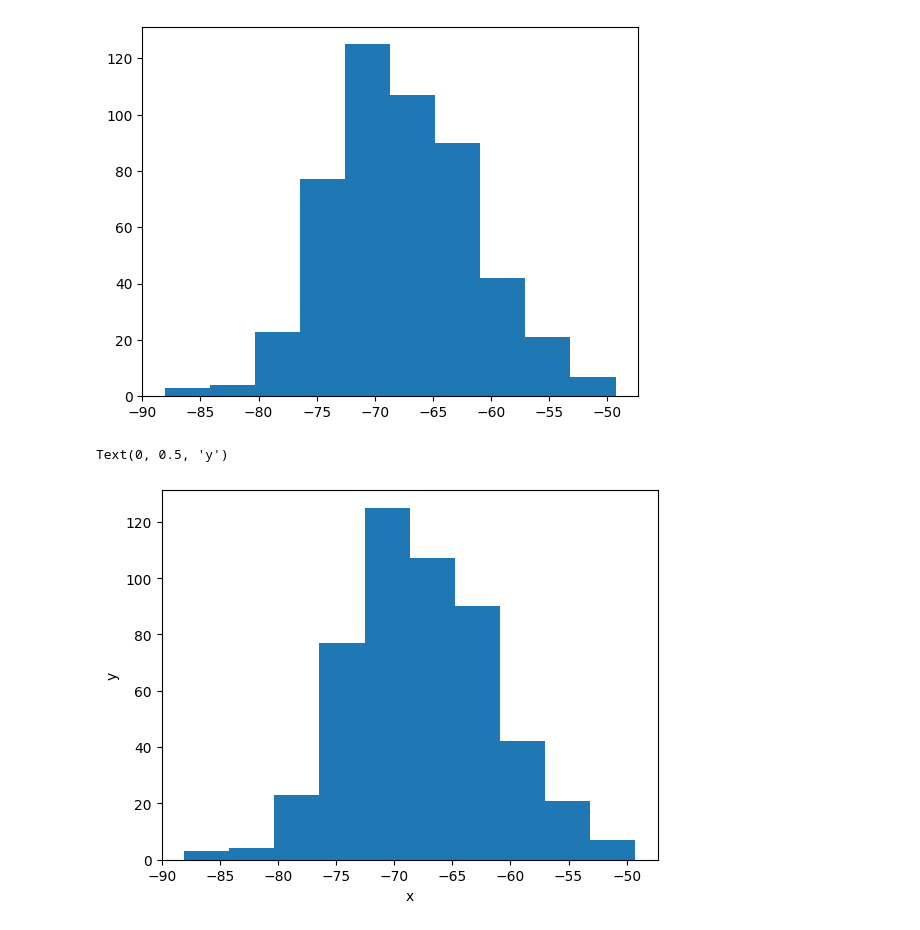
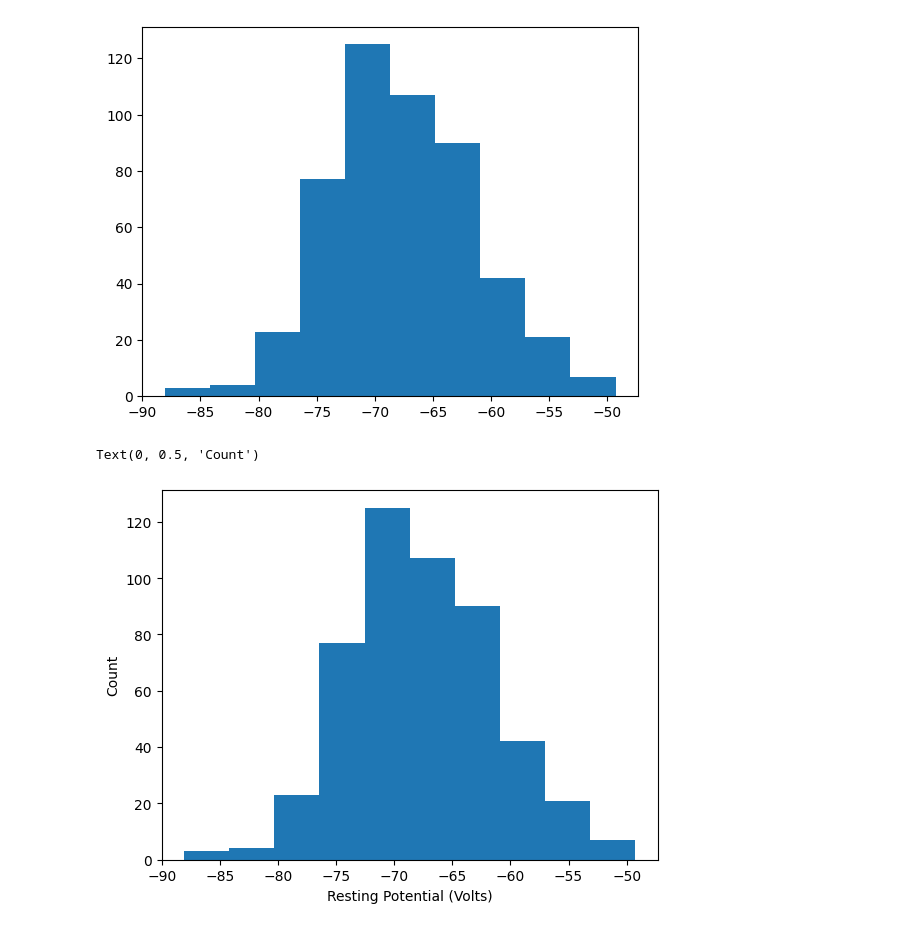
Before and after one commit to lindseyhuppin/Neur265Work, a Jupyter notebook: homework/coding_homework_1.ipynb, the cells around one changed output. Drawn from its saved outputs; the diff is of its cells as text; code cells hidden in the pictures.

```diff
--- a/homework/coding_homework_1.ipynb
+++ b/homework/coding_homework_1.ipynb
@@ -118,11 +118,11 @@ plt.hist(data1)
  <BarContainer object of 10 artists>)
 [figure]
 # %%
-#making a histogram of sst data with labelled axises
+#12. making a histogram of sst data with labelled axises
 plt.hist(data1)
-plt.xlabel('x')
+plt.xlabel('Resting Potential (Volts)')
 plt.ylabel('Count')
 # %% [output]
-Text(0, 0.5, 'y')
+Text(0, 0.5, 'Count')
-[figure, old version]
+[figure, new version]
 # %%
```
Also changed, not shown: parts of 12 cells of this notebook.
